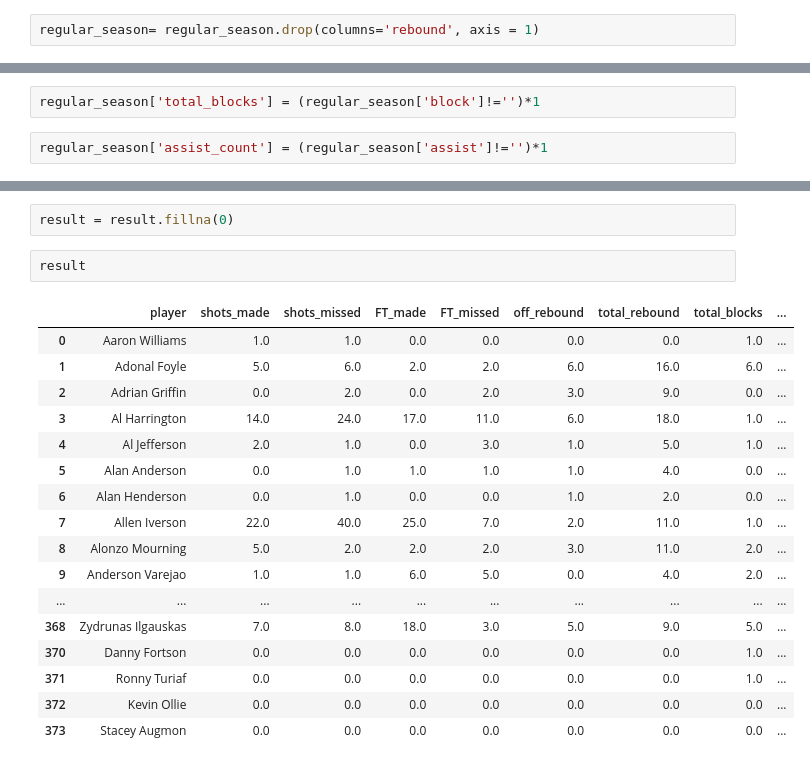
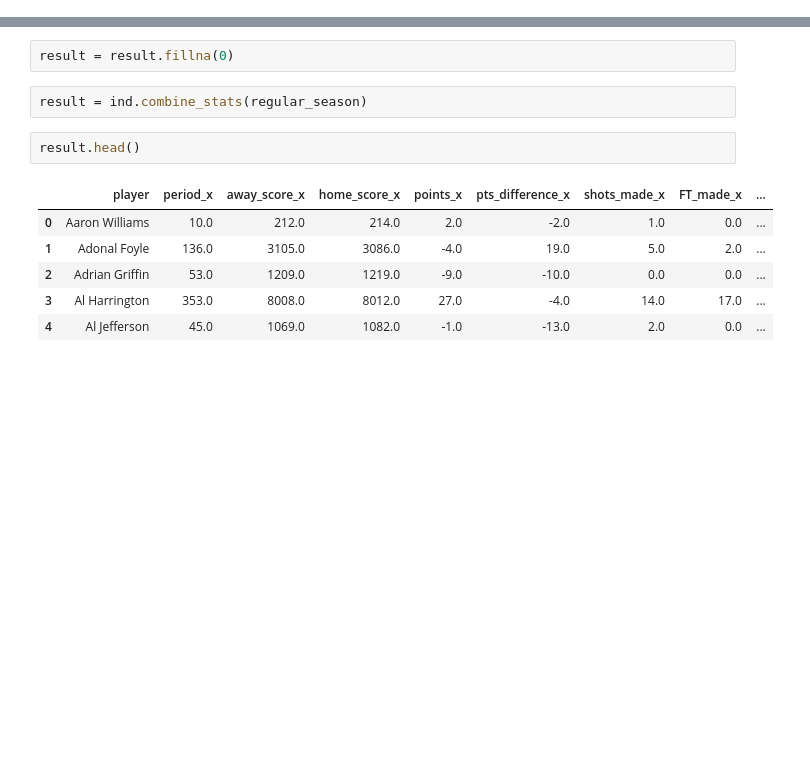
Before and after one commit to deepakchandi/clutch-baller, a Jupyter notebook: Practice(05-06 season).ipynb, the cells around one changed output, grey strips where cells are left out. Drawn from its saved outputs; the diff is of its cells as text; blank space fills up the shorter version.

```diff
--- a/Practice(05-06 season).ipynb
+++ b/Practice(05-06 season).ipynb
@@ -295,2 +287,0 @@ regular_season['FT_missed'] = ((regular_season['event_type']=='free throw') & (r
-# %%
-regular_season= regular_season.drop(columns='rebound', axis = 1)
@@ -357,7 +388,3 @@ m.head()
 | 2 | Adrian Griffin | 0 | 2 | 0 | 2 | 3 | 9 |
 | 3 | Al Harrington | 14 | 24 | 17 | 11 | 6 | 18 |
 | 4 | Al Jefferson | 2 | 1 | 0 | 3 | 1 | 5 |
-# %%
-regular_season['total_blocks'] = (regular_season['block']!='')*1
-# %%
-regular_season['assist_count'] = (regular_season['assist']!='')*1
@@ -393,22 +391,13 @@ dtype: int64
 # %%
 result = result.fillna(0)
+# %%
+result = ind.combine_stats(regular_season)
 # %%
-result
+result.head()
 # %% [output]
-|  | player | shots_made | shots_missed | FT_made | FT_missed | off_rebound | total_rebound | total_blocks | ... |
-| 0 | Aaron Williams | 1.0 | 1.0 | 0.0 | 0.0 | 0.0 | 0.0 | 1.0 | ... |
-| 1 | Adonal Foyle | 5.0 | 6.0 | 2.0 | 2.0 | 6.0 | 16.0 | 6.0 | ... |
-| 2 | Adrian Griffin | 0.0 | 2.0 | 0.0 | 2.0 | 3.0 | 9.0 | 0.0 | ... |
-| 3 | Al Harrington | 14.0 | 24.0 | 17.0 | 11.0 | 6.0 | 18.0 | 1.0 | ... |
-| 4 | Al Jefferson | 2.0 | 1.0 | 0.0 | 3.0 | 1.0 | 5.0 | 1.0 | ... |
-| 5 | Alan Anderson | 0.0 | 1.0 | 1.0 | 1.0 | 1.0 | 4.0 | 0.0 | ... |
-| 6 | Alan Henderson | 0.0 | 1.0 | 0.0 | 0.0 | 1.0 | 2.0 | 0.0 | ... |
-| 7 | Allen Iverson | 22.0 | 40.0 | 25.0 | 7.0 | 2.0 | 11.0 | 1.0 | ... |
-| 8 | Alonzo Mourning | 5.0 | 2.0 | 2.0 | 2.0 | 3.0 | 11.0 | 2.0 | ... |
-| 9 | Anderson Varejao | 1.0 | 1.0 | 6.0 | 5.0 | 0.0 | 4.0 | 2.0 | ... |
-| ... | ... | ... | ... | ... | ... | ... | ... | ... | ... |
-| 368 | Zydrunas Ilgauskas | 7.0 | 8.0 | 18.0 | 3.0 | 5.0 | 9.0 | 5.0 | ... |
-| 370 | Danny Fortson | 0.0 | 0.0 | 0.0 | 0.0 | 0.0 | 0.0 | 1.0 | ... |
-| 371 | Ronny Turiaf | 0.0 | 0.0 | 0.0 | 0.0 | 0.0 | 0.0 | 1.0 | ... |
-| 372 | Kevin Ollie | 0.0 | 0.0 | 0.0 | 0.0 | 0.0 | 0.0 | 0.0 | ... |
-| 373 | Stacey Augmon | 0.0 | 0.0 | 0.0 | 0.0 | 0.0 | 0.0 | 0.0 | ... |
+|  | player | period_x | away_score_x | home_score_x | points_x | pts_difference_x | shots_made_x | FT_made_x | ... |
+| 0 | Aaron Williams | 10.0 | 212.0 | 214.0 | 2.0 | -2.0 | 1.0 | 0.0 | ... |
+| 1 | Adonal Foyle | 136.0 | 3105.0 | 3086.0 | -4.0 | 19.0 | 5.0 | 2.0 | ... |
+| 2 | Adrian Griffin | 53.0 | 1209.0 | 1219.0 | -9.0 | -10.0 | 0.0 | 0.0 | ... |
+| 3 | Al Harrington | 353.0 | 8008.0 | 8012.0 | 27.0 | -4.0 | 14.0 | 17.0 | ... |
+| 4 | Al Jefferson | 45.0 | 1069.0 | 1082.0 | -1.0 | -13.0 | 2.0 | 0.0 | ... |
```
Also changed, not shown: parts of 30 cells of this notebook, 3 other files.
